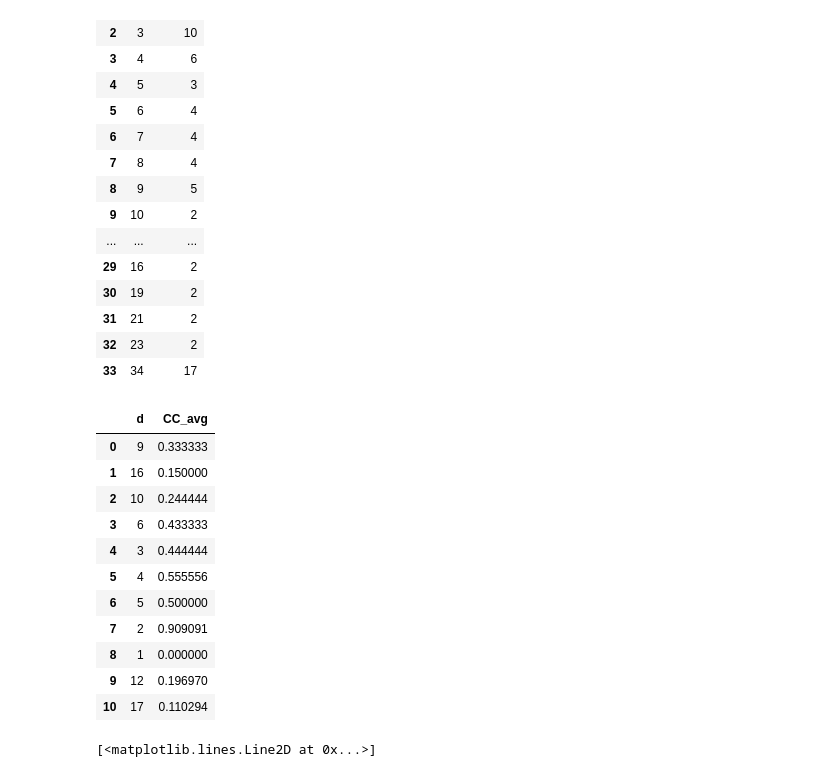
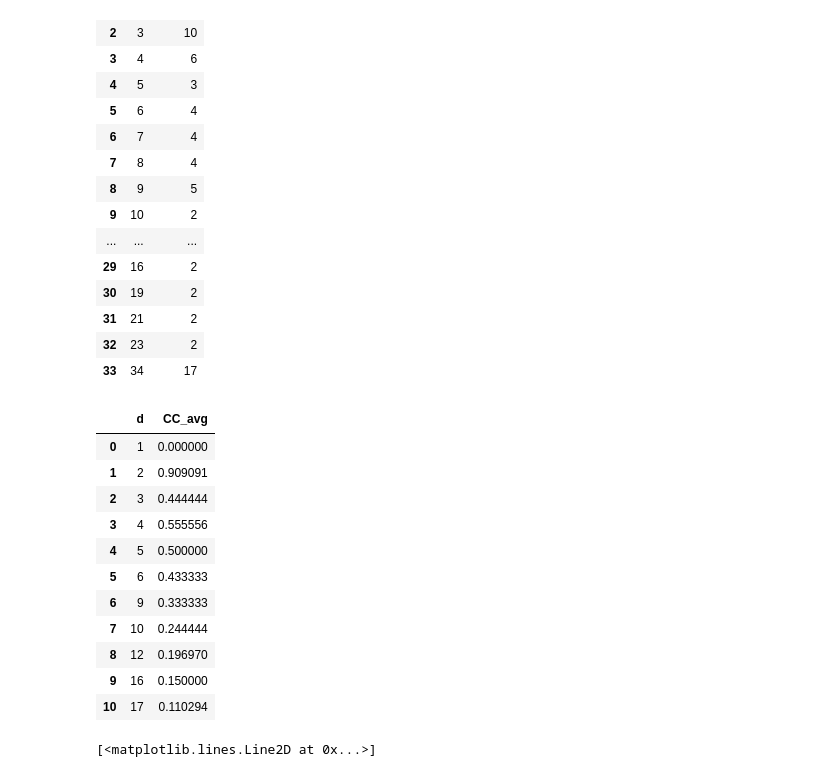
Before and after one commit to gaitovrat/MAS-1, a Jupyter notebook: notebooks/Schlukovani.ipynb, the cells around one changed output. Drawn from its saved outputs; the diff is of its cells as text; code cells hidden in the pictures.

```diff
--- a/notebooks/Schlukovani.ipynb
+++ b/notebooks/Schlukovani.ipynb
@@ -60,27 +60,22 @@ stupne_vrcholu
 | 31 | 21 | 2 |
 | 32 | 23 | 2 |
 | 33 | 34 | 17 |
-# %%
-merge = pd.merge(pd_clusters, stupne_vrcholu)
-stupen = merge["stupen"].unique()
-sums = {}
-
-for el in stupen:
-    merge_stupen = merge["CC"].where(merge["stupen"] == el).dropna()
-    sums[el] = merge_stupen.sum() / len(merge_stupen)
-
-pd.DataFrame(sums.items(), columns=["d", "CC_avg"])
-# %% [output]
-|  | d | CC_avg |
-| 0 | 9 | 0.333333 |
-| 1 | 16 | 0.150000 |
-| 2 | 10 | 0.244444 |
-| 3 | 6 | 0.433333 |
-| 4 | 3 | 0.444444 |
-| 5 | 4 | 0.555556 |
-| 6 | 5 | 0.500000 |
-| 7 | 2 | 0.909091 |
-| 8 | 1 | 0.000000 |
-| 9 | 12 | 0.196970 |
-| 10 | 17 | 0.110294 |
+# %%
+merge = pd.merge(pd_clusters, stupne_vrcholu)
+sums = merge.groupby("stupen")["CC"].mean().reset_index(name="CC_avg")
+sums.rename(columns={"stupen": "d"}, inplace=True)
+sums
+# %% [output]
+|  | d | CC_avg |
+| 0 | 1 | 0.000000 |
+| 1 | 2 | 0.909091 |
+| 2 | 3 | 0.444444 |
+| 3 | 4 | 0.555556 |
+| 4 | 5 | 0.500000 |
+| 5 | 6 | 0.433333 |
+| 6 | 9 | 0.333333 |
+| 7 | 10 | 0.244444 |
+| 8 | 12 | 0.196970 |
+| 9 | 16 | 0.150000 |
+| 10 | 17 | 0.110294 |
 # %%
```
Also changed, not shown: parts of 2 cells of this notebook.
